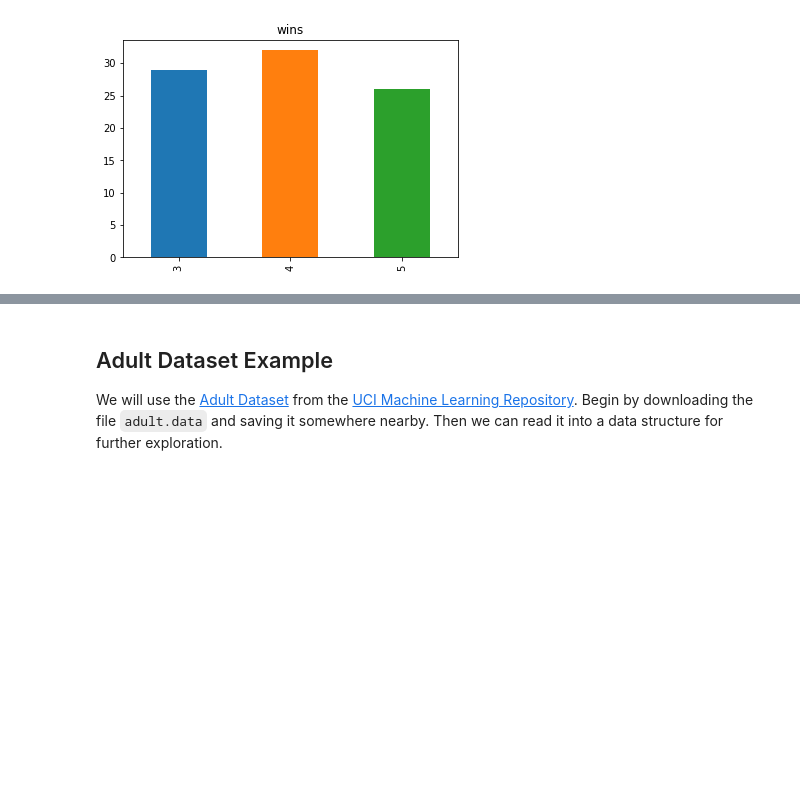
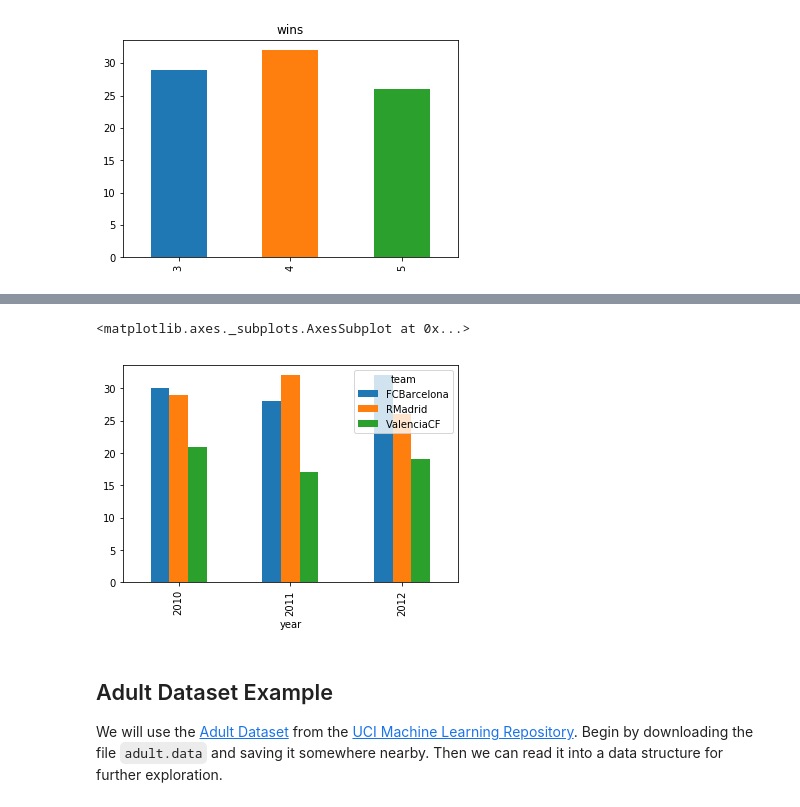
Before and after one commit to jtanderson/COSC-311-Fall2020, a Jupyter notebook: Pandas.ipynb, the cells around one changed output, grey strips where cells are left out. Drawn from its saved outputs; the diff is of its cells as text; code cells hidden in the pictures; blank space fills up the shorter version.

```diff
--- a/Pandas.ipynb
+++ b/Pandas.ipynb
@@ -165,3 +174,8 @@ ValueError: cannot label index with a null key
+# %%
+football.pivot(index='year', columns='team', values='wins').plot.bar()
+# %% [output]
+<matplotlib.axes._subplots.AxesSubplot at 0x...>
+[figure, added]
 # %% [markdown]
 ## Adult Dataset Example
 
```
Also changed, not shown: parts of 9 cells of this notebook, 1 other file.
